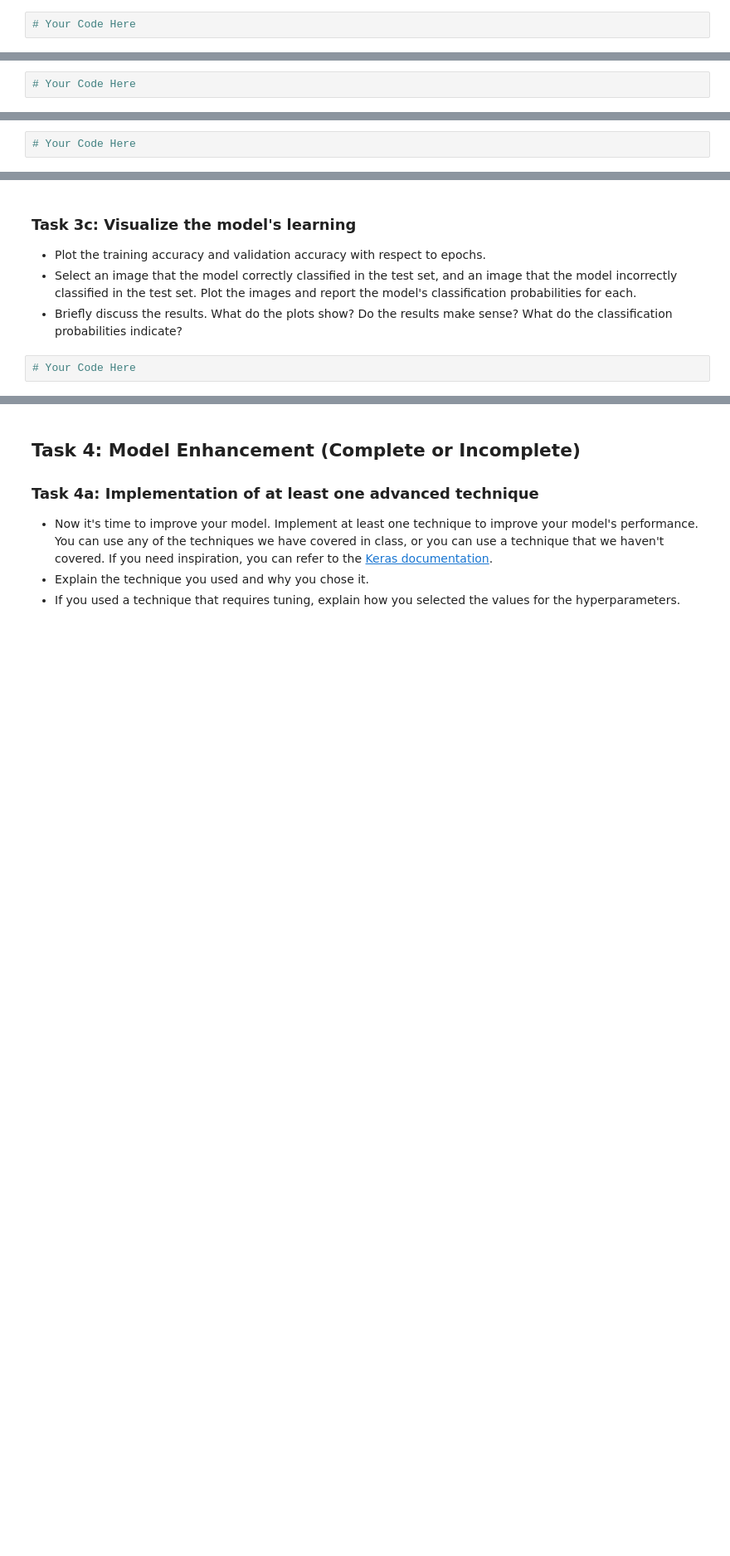
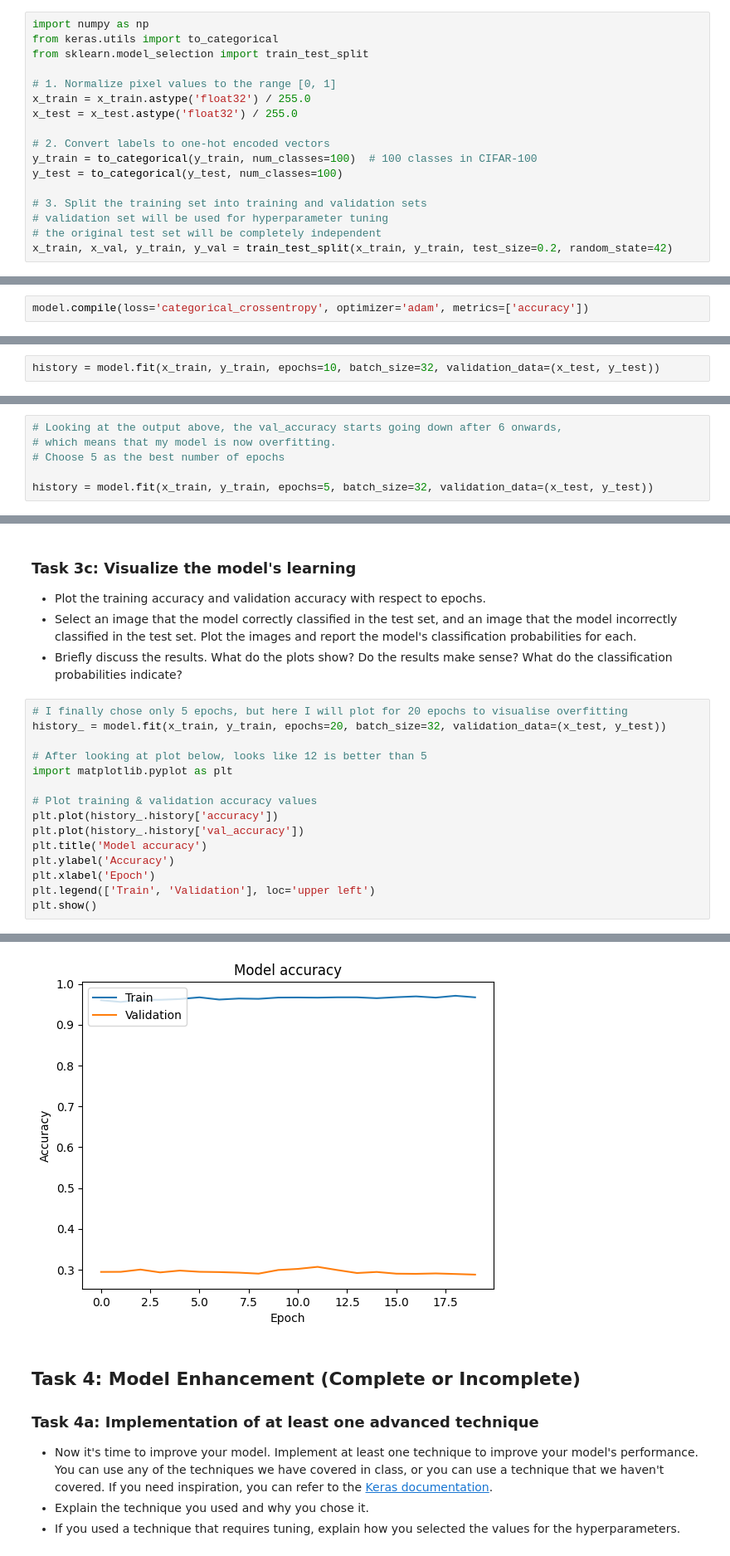
Before and after one commit to nipunpuri/deep_learning, a Jupyter notebook: 02_activities/assignments/assignment_1.ipynb, the cells around one changed output, grey strips where cells are left out. Shown at 83% size. Drawn from its saved outputs; the diff is of its cells as text; blank space fills up the shorter version.

```diff
--- a/02_activities/assignments/assignment_1.ipynb
+++ b/02_activities/assignments/assignment_1.ipynb
@@ -45,5 +97,20 @@ class_names = [
 # %%
-# Your Code Here
+import numpy as np
+from keras.utils import to_categorical
+from sklearn.model_selection import train_test_split
+
+# 1. Normalize pixel values to the range [0, 1]
+x_train = x_train.astype('float32') / 255.0
+x_test = x_test.astype('float32') / 255.0
+
+# 2. Convert labels to one-hot encoded vectors
+y_train = to_categorical(y_train, num_classes=100)  # 100 classes in CIFAR-100
+y_test = to_categorical(y_test, num_classes=100)
+
+# 3. Split the training set into training and validation sets
+# validation set will be used for hyperparameter tuning
+# the original test set will be completely independent
+x_train, x_val, y_train, y_val = train_test_split(x_train, y_train, test_size=0.2, random_state=42)
 # %% [markdown]
 ## Task 2: Model Development (Complete or Incomplete)
 ### Task 2a: Create a Baseline CNN Model
@@ -61,5 +182,5 @@ class_names = [
 # %%
-# Your Code Here
+model.compile(loss='categorical_crossentropy', optimizer='adam', metrics=['accuracy'])
 # %% [markdown]
 ## Task 3: Model Training and Evaluation (Complete or Incomplete)
 ### Task 3a: Train the Model
@@ -68,4 +189,4 @@ class_names = [
 - Use a batch size of 32.
 - Use the validation set for validation.
 # %%
-# Your Code Here
+history = model.fit(x_train, y_train, epochs=10, batch_size=32, validation_data=(x_test, y_test))
@@ -71,0 +214,6 @@ class_names = [
+# %%
+# Looking at the output above, the val_accuracy starts going down after 6 onwards,
+# which means that my model is now overfitting.
+# Choose 5 as the best number of epochs
+
+history = model.fit(x_train, y_train, epochs=5, batch_size=32, validation_data=(x_test, y_test))
@@ -89,4 +284,18 @@ class_names = [
 - Select an image that the model correctly classified in the test set, and an image that the model incorrectly classified in the test set. Plot the images and report the model's classification probabilities for each.
 - Briefly discuss the results. What do the plots show? Do the results make sense? What do the classification probabilities indicate?
 # %%
-# Your Code Here
+# I finally chose only 5 epochs, but here I will plot for 20 epochs to visualise overfitting
+history_ = model.fit(x_train, y_train, epochs=20, batch_size=32, validation_data=(x_test, y_test))
+
+# After looking at plot below, looks like 12 is better than 5
+import matplotlib.pyplot as plt
+
+# Plot training & validation accuracy values
+plt.plot(history_.history['accuracy'])
+plt.plot(history_.history['val_accuracy'])
+plt.title('Model accuracy')
+plt.ylabel('Accuracy')
+plt.xlabel('Epoch')
+plt.legend(['Train', 'Validation'], loc='upper left')
+plt.show()
+# %% [output]
@@ -93,3 +319,4 @@ class_names = [
+[figure, added]
 # %% [markdown]
 ## Task 4: Model Enhancement (Complete or Incomplete)
 ### Task 4a: Implementation of at least one advanced technique
```
Also changed, not shown: parts of 17 cells of this notebook.
